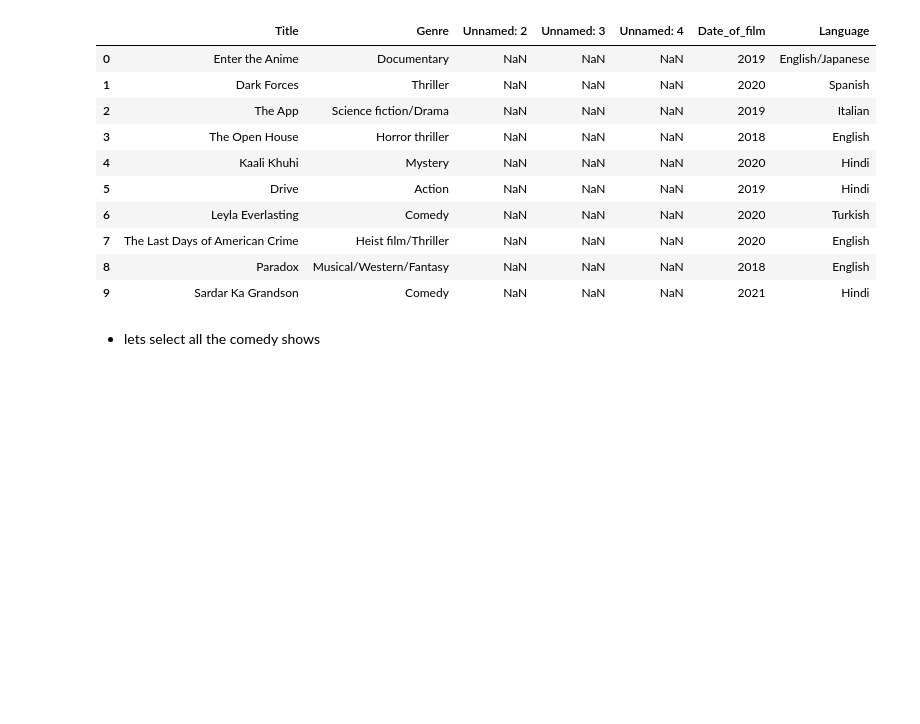
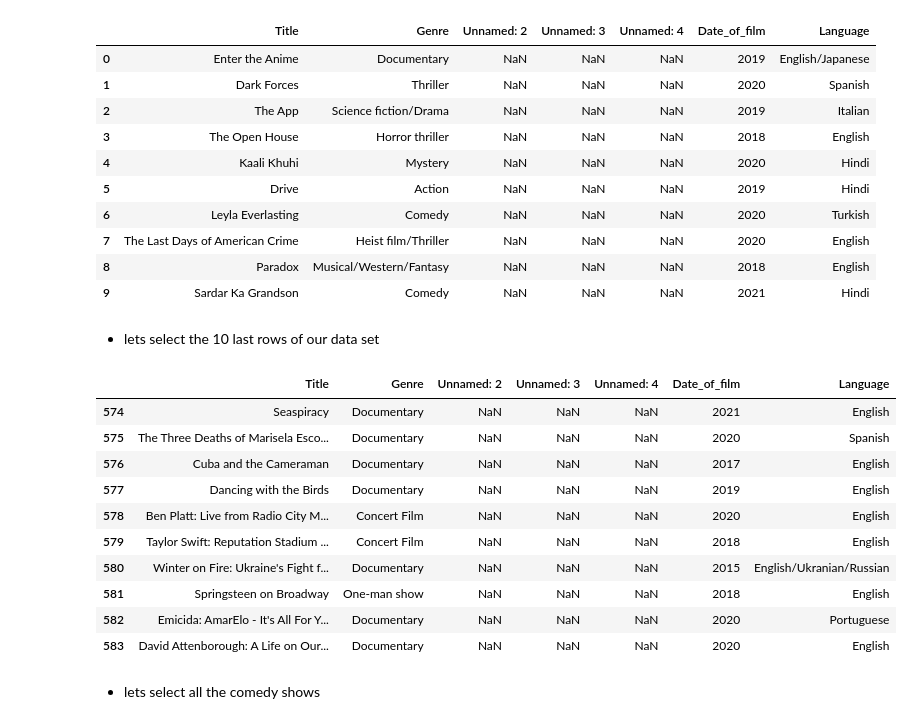
Before and after one commit to Dotrako/Pandas, a Jupyter notebook: Netflix_Originals_workspace.ipynb, the cells around one changed output. Saved outputs shown, nothing was run; the diff lists cells and outputs as text; code cells hidden in the pictures; blank space fills up the shorter version.

Commit message:
Added .tail() builtin function

```diff
--- a/Netflix_Originals_workspace.ipynb
+++ b/Netflix_Originals_workspace.ipynb
@@ -23,6 +23,22 @@ df.head(10)
 | 7 | The Last Days of American Crime | Heist film/Thriller | NaN | NaN | NaN | 2020 | English |
 | 8 | Paradox | Musical/Western/Fantasy | NaN | NaN | NaN | 2018 | English |
 | 9 | Sardar Ka Grandson | Comedy | NaN | NaN | NaN | 2021 | Hindi |
+# %% [markdown]
+- lets select the 10 last rows of our data set
+# %%
+df.tail(10)
+# %% [output]
+|  | Title | Genre | Unnamed: 2 | Unnamed: 3 | Unnamed: 4 | Date_of_film | Language |
+| 574 | Seaspiracy | Documentary | NaN | NaN | NaN | 2021 | English |
+| 575 | The Three Deaths of Marisela Esco... | Documentary | NaN | NaN | NaN | 2020 | Spanish |
+| 576 | Cuba and the Cameraman | Documentary | NaN | NaN | NaN | 2017 | English |
+| 577 | Dancing with the Birds | Documentary | NaN | NaN | NaN | 2019 | English |
+| 578 | Ben Platt: Live from Radio City M... | Concert Film | NaN | NaN | NaN | 2020 | English |
+| 579 | Taylor Swift: Reputation Stadium ... | Concert Film | NaN | NaN | NaN | 2018 | English |
+| 580 | Winter on Fire: Ukraine's Fight f... | Documentary | NaN | NaN | NaN | 2015 | English/Ukranian/Russian |
+| 581 | Springsteen on Broadway | One-man show | NaN | NaN | NaN | 2018 | English |
+| 582 | Emicida: AmarElo - It's All For Y... | Documentary | NaN | NaN | NaN | 2020 | Portuguese |
+| 583 | David Attenborough: A Life on Our... | Documentary | NaN | NaN | NaN | 2020 | English |
 # %% [markdown]
 - lets select all the comedy shows
 # %%
```
